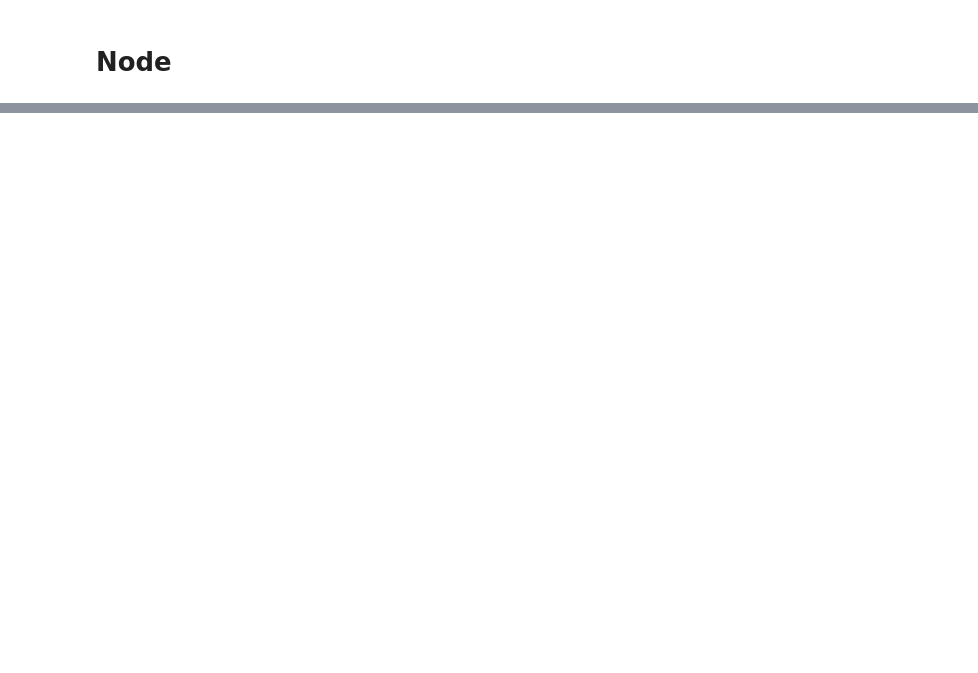
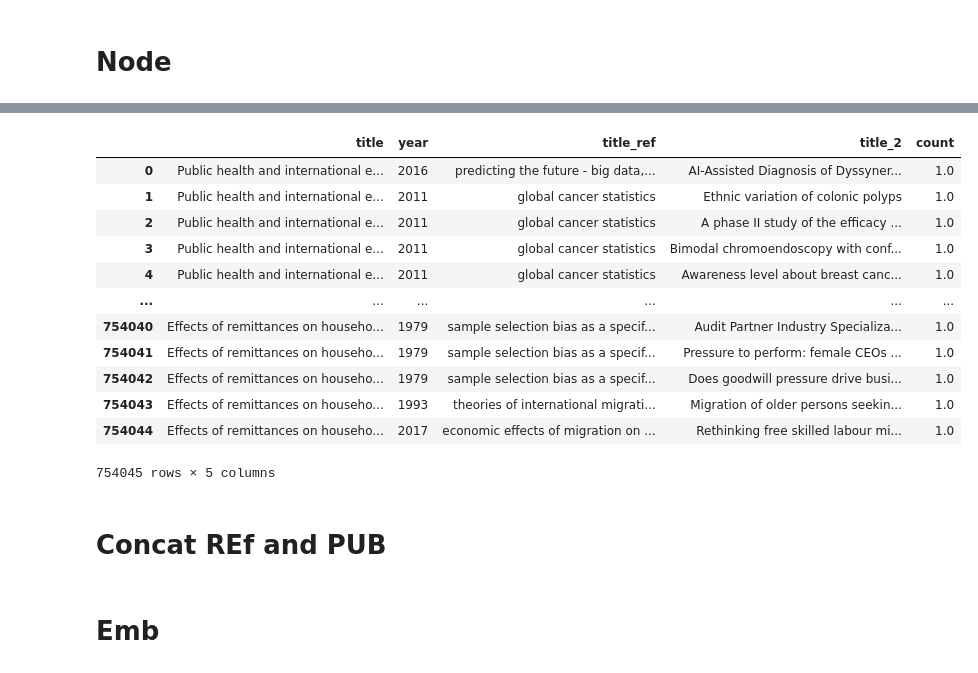
Before and after one commit to pl98754321/publication_recommend, a Jupyter notebook: ds/scopus_preprocess.ipynb, the cells around one changed output, grey strips where cells are left out. Cells and saved outputs as stored; diff of their text form; code cells hidden in the pictures; blank space fills up the shorter version.

```diff
--- a/ds/scopus_preprocess.ipynb
+++ b/ds/scopus_preprocess.ipynb
@@ -106,4 +124,4 @@ See the caveats in the documentation: https://pandas.pydata.org/pandas-docs/stab
 # %%
-df_merge = df_ref_new.merge(df_ref_new[["title","title_ref"]],on=["title_ref"],how="left",suffixes=('','_2'))
+df_merge = df_ref_new.merge(df_ref_new[["title_ref","title"]],on=["title_ref"],how="left",suffixes=('','_2'))
 df_merge = df_merge[df_merge["title"] != df_merge["title_2"]]
 df_merge_group = df_merge.groupby("title").count().sort_values("title_ref",ascending=False)
@@ -171,0 +135,18 @@ df_2sd[df_2sd["title"] != df_2sd["title_3"]]
+# %%
+df_dropdup
+# %% [output]
+|  | title | year | title_ref | title_2 | count |
+| 0 | Public health and international e... | 2016 | predicting the future - big data,... | AI-Assisted Diagnosis of Dyssyner... | 1.0 |
+| 1 | Public health and international e... | 2011 | global cancer statistics | Ethnic variation of colonic polyps | 1.0 |
+| 2 | Public health and international e... | 2011 | global cancer statistics | A phase II study of the efficacy ... | 1.0 |
+| 3 | Public health and international e... | 2011 | global cancer statistics | Bimodal chromoendoscopy with conf... | 1.0 |
+| 4 | Public health and international e... | 2011 | global cancer statistics | Awareness level about breast canc... | 1.0 |
+| ... | ... | ... | ... | ... | ... |
+| 754040 | Effects of remittances on househo... | 1979 | sample selection bias as a specif... | Audit Partner Industry Specializa... | 1.0 |
+| 754041 | Effects of remittances on househo... | 1979 | sample selection bias as a specif... | Pressure to perform: female CEOs ... | 1.0 |
+| 754042 | Effects of remittances on househo... | 1979 | sample selection bias as a specif... | Does goodwill pressure drive busi... | 1.0 |
+| 754043 | Effects of remittances on househo... | 1993 | theories of international migrati... | Migration of older persons seekin... | 1.0 |
+| 754044 | Effects of remittances on househo... | 2017 | economic effects of migration on ... | Rethinking free skilled labour mi... | 1.0 |
+754045 rows × 5 columns
+# %% [markdown]
+# Concat REf and PUB
@@ -171,0 +162,2 @@ df_2sd[df_2sd["title"] != df_2sd["title_3"]]
+# %% [markdown]
+# Emb
```
Also changed, not shown: parts of 32 cells of this notebook, 12 other files.
